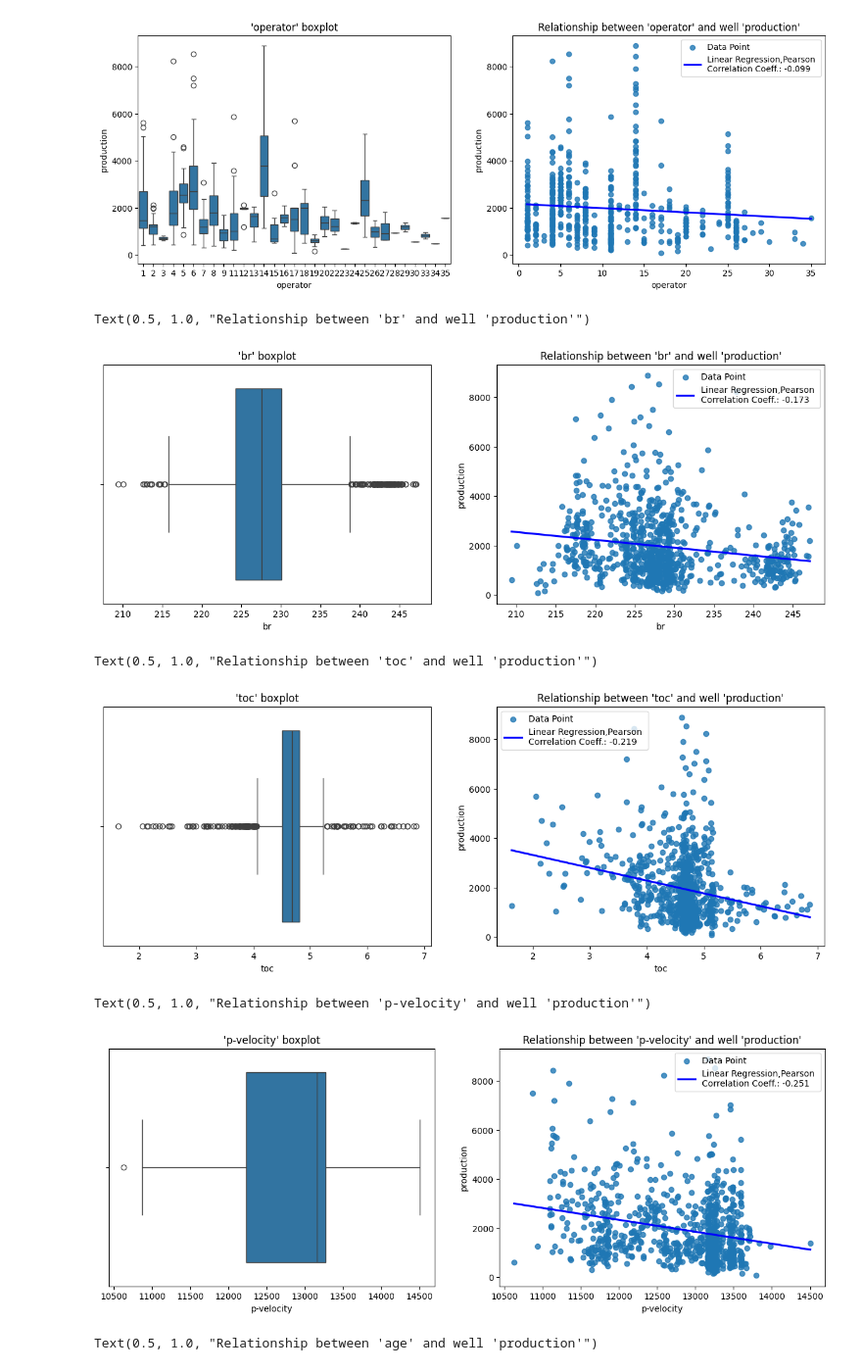
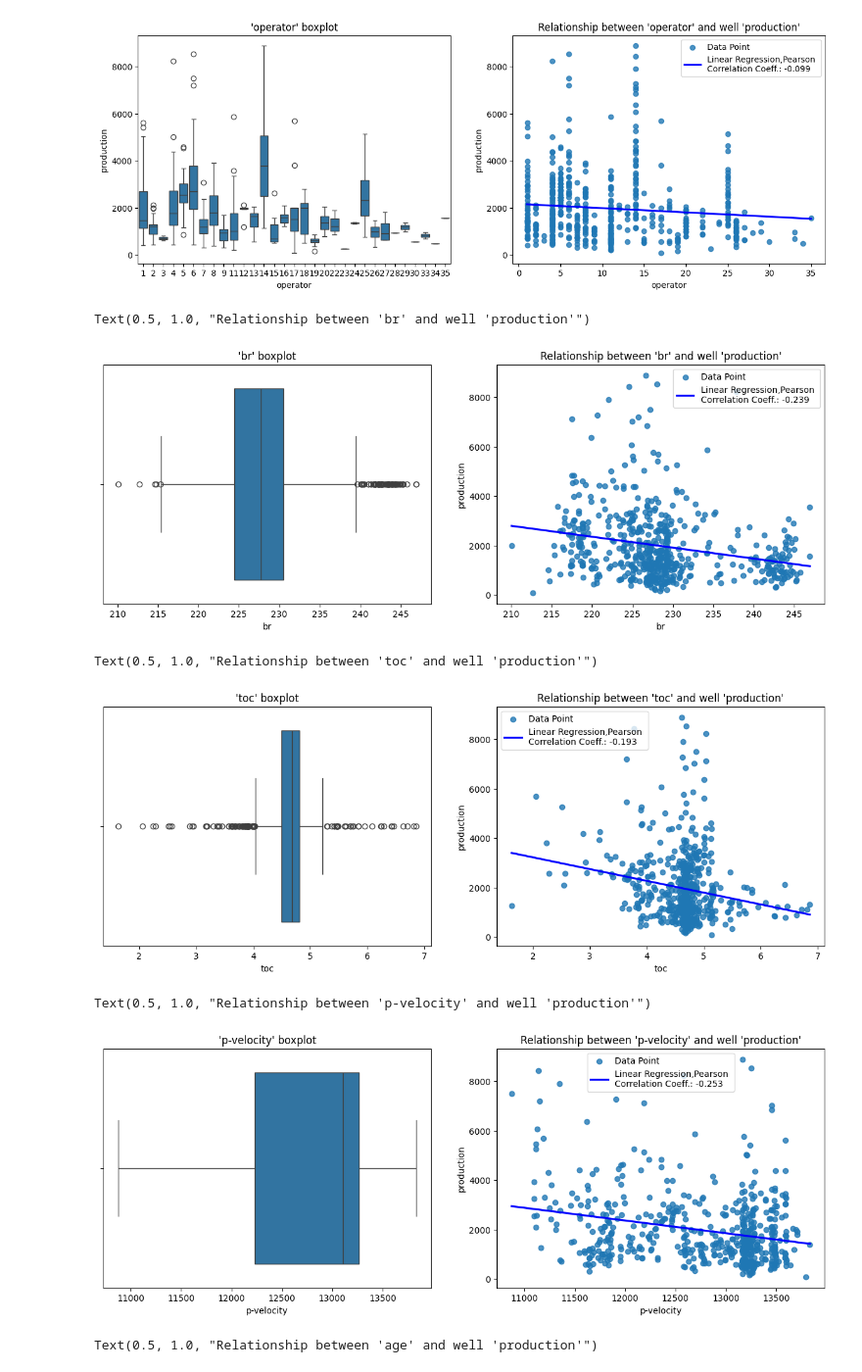
Before and after one commit to AlbertoMPalacioBastos/ML-model-for-production-prediction, a Jupyter notebook: 2-EDA-and-feature-engineering.ipynb, the cells around one changed output. Shown at 98% size. Drawn from its saved outputs; the diff is of its cells as text; code cells hidden in the pictures.

```diff
--- a/2-EDA-and-feature-engineering.ipynb
+++ b/2-EDA-and-feature-engineering.ipynb
@@ -555,47 +555,47 @@ Text(0.5, 1.0, "Relationship between 'operator' and well 'production'")
 feature = 'br'
 fig, ax = plt.subplots(1, 2, figsize = (15,5))
 
-sns.boxplot(data=df1, x=feature, ax=ax[0])
+sns.boxplot(data=df2, x=feature, ax=ax[0])
 ax[0].set_title("'"+str(feature)+"' boxplot")
 
-sns.regplot(data=df1, x=feature, y='production', ci=0, line_kws=dict(color="b"), ax=ax[1])
+sns.regplot(data=df2, x=feature, y='production', ci=0, line_kws=dict(color="b"), ax=ax[1])
 ax[1].legend(labels=['Data Point',
-                   'Linear Regression,Pearson \nCorrelation Coeff.: ' + str(round(df1[feature].corr(df1['production']), ndigits=3))
+                   'Linear Regression,Pearson \nCorrelation Coeff.: ' + str(round(df2[feature].corr(df2['production']), ndigits=3))
                     ])
 ax[1].set_title("Relationship between '"+ str(feature) + "' and well 'production'")
 # %% [output]
 Text(0.5, 1.0, "Relationship between 'br' and well 'production'")
-[figure, old version]
+[figure, new version]
 # %%
 feature = 'toc'
 fig, ax = plt.subplots(1, 2, figsize = (15,5))
 
-sns.boxplot(data=df1, x=feature, ax=ax[0])
+sns.boxplot(data=df2, x=feature, ax=ax[0])
 ax[0].set_title("'"+str(feature)+"' boxplot")
 
-sns.regplot(data=df1, x=feature, y='production', ci=0, line_kws=dict(color="b"), ax=ax[1])
+sns.regplot(data=df2, x=feature, y='production', ci=0, line_kws=dict(color="b"), ax=ax[1])
 ax[1].legend(labels=['Data Point',
-                   'Linear Regression,Pearson \nCorrelation Coeff.: ' + str(round(df1[feature].corr(df1['production']), ndigits=3))
+                   'Linear Regression,Pearson \nCorrelation Coeff.: ' + str(round(df2[feature].corr(df2['production']), ndigits=3))
                     ])
 ax[1].set_title("Relationship between '"+ str(feature) + "' and well 'production'")
 # %% [output]
 Text(0.5, 1.0, "Relationship between 'toc' and well 'production'")
-[figure, old version]
+[figure, new version]
 # %%
 feature = 'p-velocity'
 fig, ax = plt.subplots(1, 2, figsize = (15,5))
 
-sns.boxplot(data=df1, x=feature, ax=ax[0])
+sns.boxplot(data=df2, x=feature, ax=ax[0])
 ax[0].set_title("'"+str(feature)+"' boxplot")
 
-sns.regplot(data=df1, x=feature, y='production', ci=0, line_kws=dict(color="b"), ax=ax[1])
+sns.regplot(data=df2, x=feature, y='production', ci=0, line_kws=dict(color="b"), ax=ax[1])
 ax[1].legend(labels=['Data Point',
-                   'Linear Regression,Pearson \nCorrelation Coeff.: ' + str(round(df1[feature].corr(df1['production']), ndigits=3))
+                   'Linear Regression,Pearson \nCorrelation Coeff.: ' + str(round(df2[feature].corr(df2['production']), ndigits=3))
                     ])
 ax[1].set_title("Relationship between '"+ str(feature) + "' and well 'production'")
 # %% [output]
 Text(0.5, 1.0, "Relationship between 'p-velocity' and well 'production'")
-[figure, old version]
+[figure, new version]
 # %%
 feature = 'age'
 fig, ax = plt.subplots(1, 2, figsize = (15,5))
```
Also changed, not shown: parts of 5 cells of this notebook, 3 other files.
